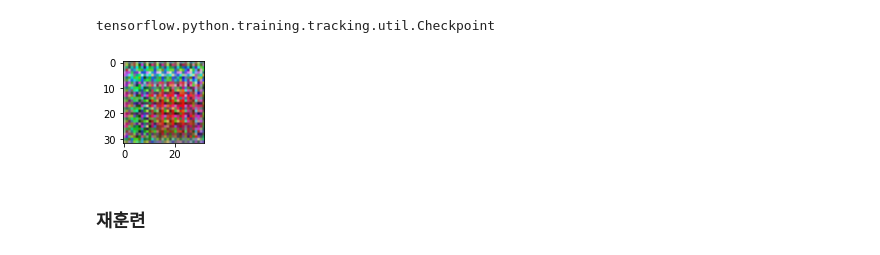
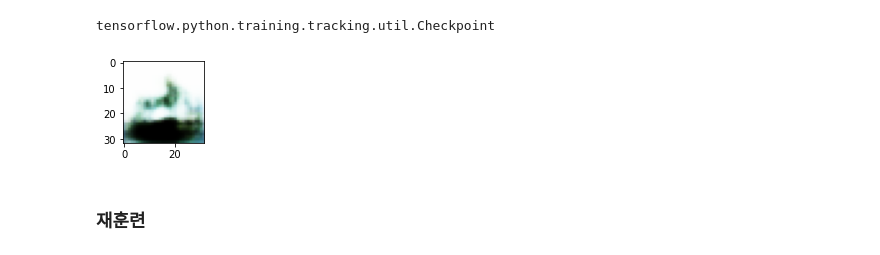
Before and after one commit to thk-lightman/Proj_AIFFEL-LMS, a Jupyter notebook: [E-13] Modeling DCGAN with CIFAR10.ipynb, the cells around one changed output. Cells and saved outputs as stored; diff of their text form; code cells hidden in the pictures.

Commit message:
TAG: GAN, DCGAN

```diff
--- a/[E-13] Modeling DCGAN with CIFAR10.ipynb
+++ b/[E-13] Modeling DCGAN with CIFAR10.ipynb
@@ -529,26 +529,26 @@ type(checkpoint)
 # %% [output]
 tensorflow.python.training.tracking.util.Checkpoint
 # %%
-checkpoint_dir = os.getenv('HOME')+'/aiffel/dcgan_newimage/cifar10/training_checkpoints3'
+checkpoint_dir = os.getenv('HOME')+'/aiffel/dcgan_newimage/cifar10/training_checkpoints4'
 
 latest = tf.train.latest_checkpoint(checkpoint_dir)
 checkpoint.restore(latest)
 
 generator = checkpoint.generator
 discriminator = checkpoint.discriminator
 
 # 로드한 모델이 정상적으로 이미지를 생성하는지 확인해 봅니다.
 noise = tf.random.normal([1, 100])
 generated_image = generator(noise, training=False)
 
 np_generated = generated_image.numpy()
 np_generated = (np_generated * 127.5) + 127.5   # reverse of normalization
 np_generated = np_generated.astype(int)
 fig = plt.figure(figsize=(1.5,1.5))
 plt.imshow(np_generated[0])
 plt.show()  # 정상적으로 모델이 로드되었다면 랜덤 이미지가 아니라 CIFAR-10 이미지가 그려질 것입니다.
 # %% [output]
-[figure, old version]
+[figure, new version]
 # %% [markdown]
 ### 재훈련
 # %% [markdown]
```
Also changed, not shown: parts of 15 cells of this notebook.
